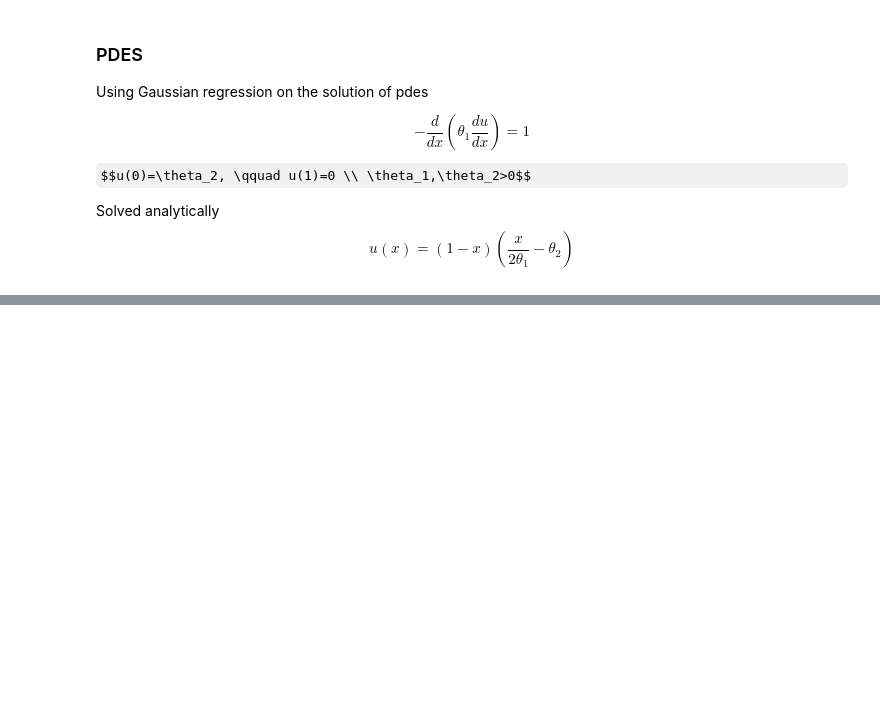
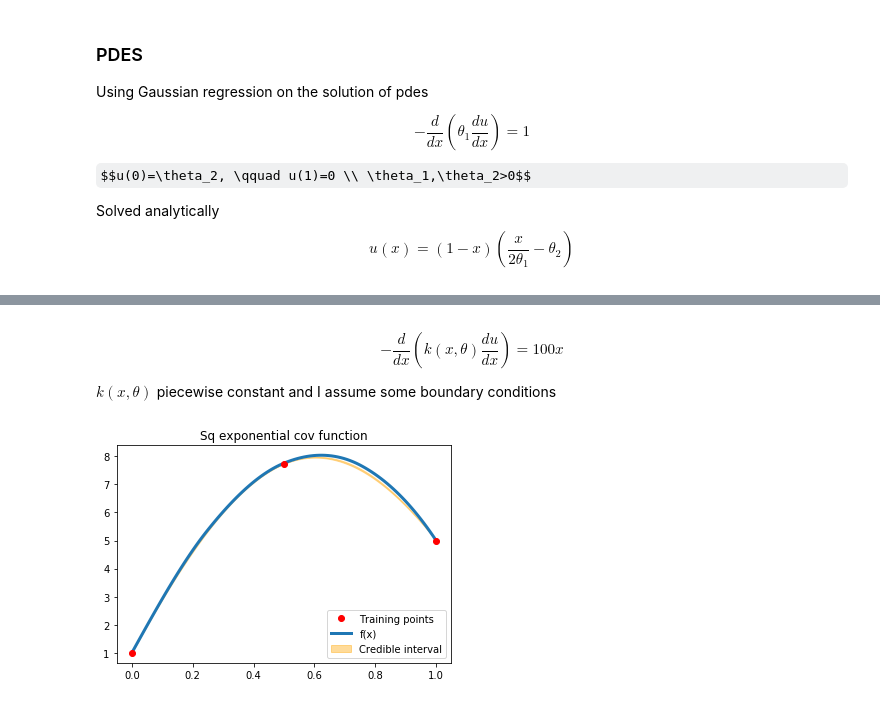
Before and after one commit to gum33/Physics-Informed-Emulator, a Jupyter notebook: Test2.ipynb, the cells around one changed output, grey strips where cells are left out. Drawn from its saved outputs; the diff is of its cells as text; code cells hidden in the pictures; some formulas as TeX source; blank space fills up the shorter version.

Commit message:
problem2 added and small fiixes

```diff
--- a/Test2.ipynb
+++ b/Test2.ipynb
@@ -35,0 +45,23 @@ plot_gpr(x, x_s, u, mu, covs, samples=3,draw_samples=True)
+# %% [markdown]
+$$-\frac{d}{dx}(k(x,\theta) \frac{du}{dx}) = 100x$$
+
+$k(x,\theta)$ piecewise constant and I assume some boundary conditions
+# %%
+import problem2
+
+### Testing
+x = np.array([0,0.5,1]).reshape(-1,1)
+
+x_s = np.linspace(0,1,100, endpoint=True).reshape(-1,1)
+M = 100
+
+Sol = problem2.finite_diff(M)
+u = lambda x: Sol[((M-1)*x).astype(int)]
+
+mu, covs = predictive_process2(x, x_s, u, cov_exp)
+
+plt.figure(1)
+plt.title("Sq exponential cov function")
+plot_gpr(x, x_s, u, mu, covs, samples=10,draw_samples=False)
+# %% [output]
+[figure, added]
```
Also changed, not shown: parts of 4 cells of this notebook, 1 other file.
